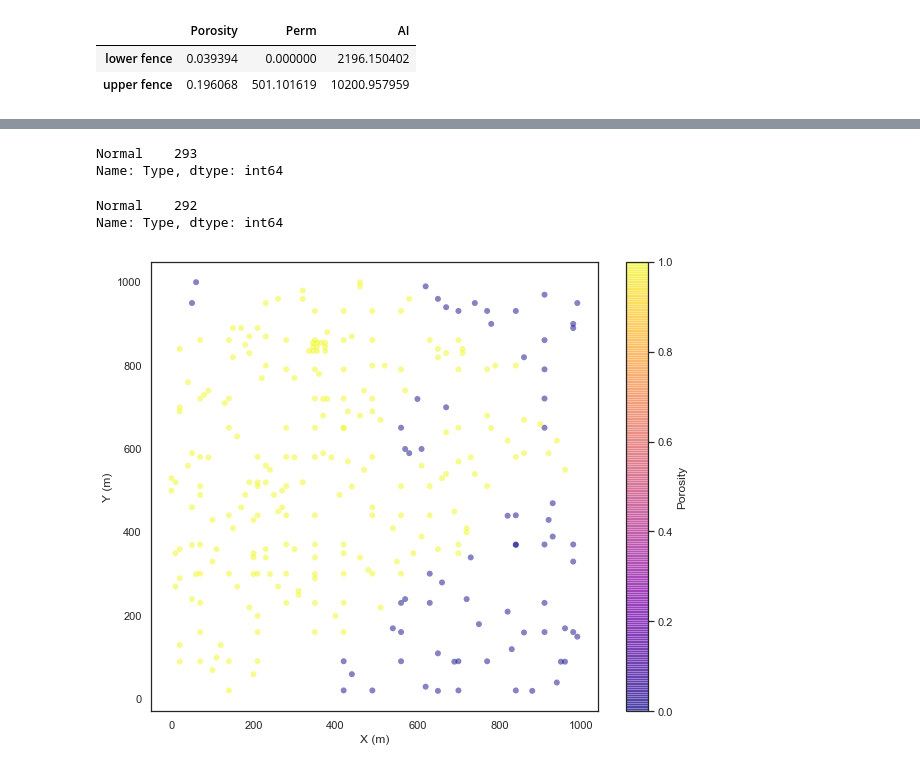
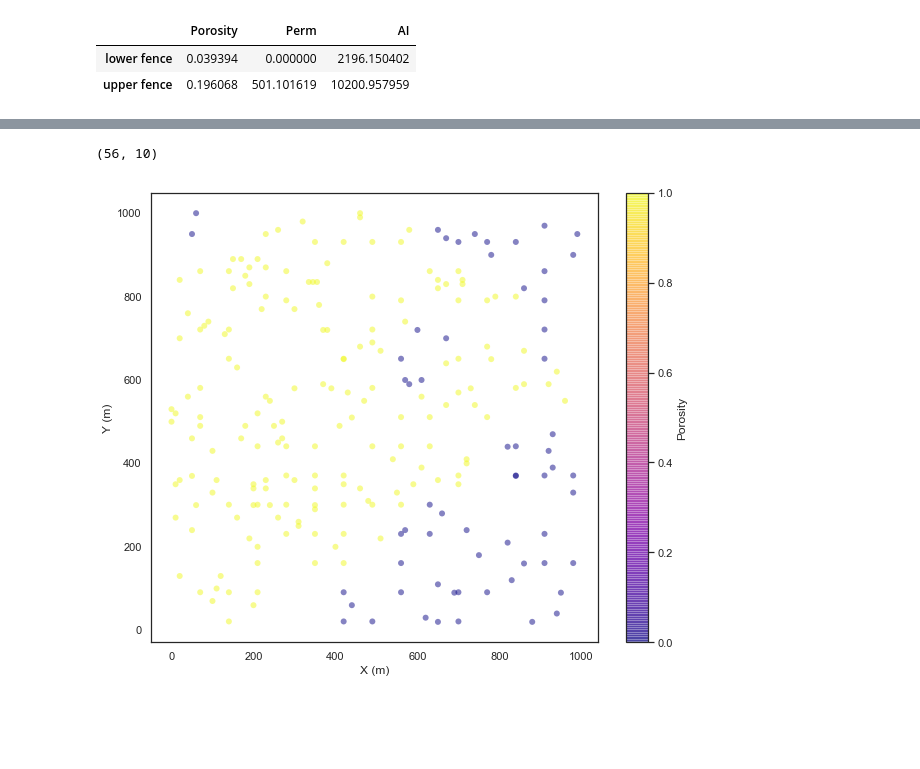
Before and after one commit to jsalazarn/research18, a Jupyter notebook: Assignment I.ipynb, the cells around one changed output, grey strips where cells are left out. Drawn from its saved outputs; the diff is of its cells as text; code cells hidden in the pictures; blank space fills up the shorter version.

```diff
--- a/Assignment I.ipynb
+++ b/Assignment I.ipynb
@@ -469,6 +469,7 @@ ind3 = df.loc[(df['AI'] < outliers.iloc[0, 2]) | (df['AI'] > outliers.iloc[1, 2]
 tout = pd.concat([ind1, ind2, ind3])
 tout['Type'] = 'Outlier'
 tout.info() # DataFrame will all outliers; total outliers
+df['Type'] = 'Normal'
 # %% [output]
 <class 'pandas.core.frame.DataFrame'>
 Int64Index: 57 entries, 88 to 291
@@ -491,26 +489,25 @@ df2 = pd.merge(df, tout[col_use], left_index=True, right_index=True, how='outer'
-# %%
-df2['Type'].value_counts()
-# %% [output]
-Normal    293
-Name: Type, dtype: int64
-# %%
-df['Type'].value_counts()
-# %% [output]
-Normal    292
-Name: Type, dtype: int64
+# %%
+# Update df DataFrame to have the outliers and non-outliers
+df2 = df.merge(tout, on=['Sample_n', 'X', 'Y', 'Facies', 'Porosity', 'Perm','AI', 'log10Perm', 'Facies Type'], how='left')
+df.Type = df2.Type_y.where(~df2.Type_y.isnull(), df.Type)
+# %%
+sd_outl = df[df['Type'] == 'Normal'] # Selecting only the normal values
+sh_outl = df[df['Type'] != 'Normal'] # Selecting only the outlier values
+# %% [output]
+(56, 10)
 # %%
 # Extract the data
-X, Y = df['X'], df['Y']
-faciesnp= df['Facies']
+X, Y = sd_outl['X'], sd_outl['Y']
+faciesnp= sd_outl['Facies']
 
 a4_dims = (10, 8.27)
 fig, ax = plt.subplots(figsize=a4_dims)
 
 # Scatter the points, using size and color but no label
 plt.scatter(X, Y, c=faciesnp, cmap='plasma', linewidth=0, alpha=0.5)
 plt.axis(aspect='equal')
 plt.xlabel('X (m)')
 plt.ylabel('Y (m)')
 plt.colorbar(label='Porosity');
 # %% [output]
-[figure, old version]
+[figure, new version]
```
Also changed, not shown: parts of 1 cell of this notebook.
